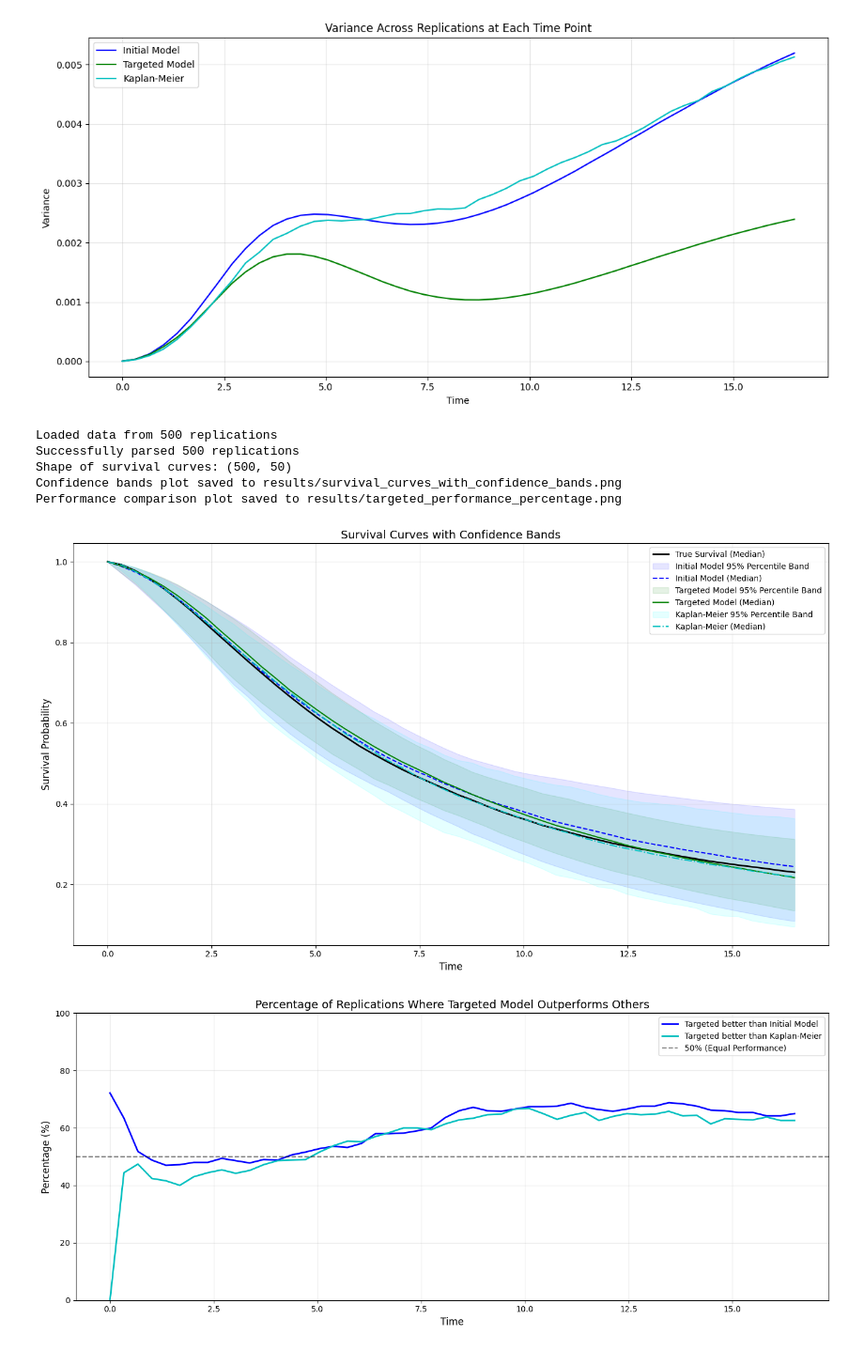
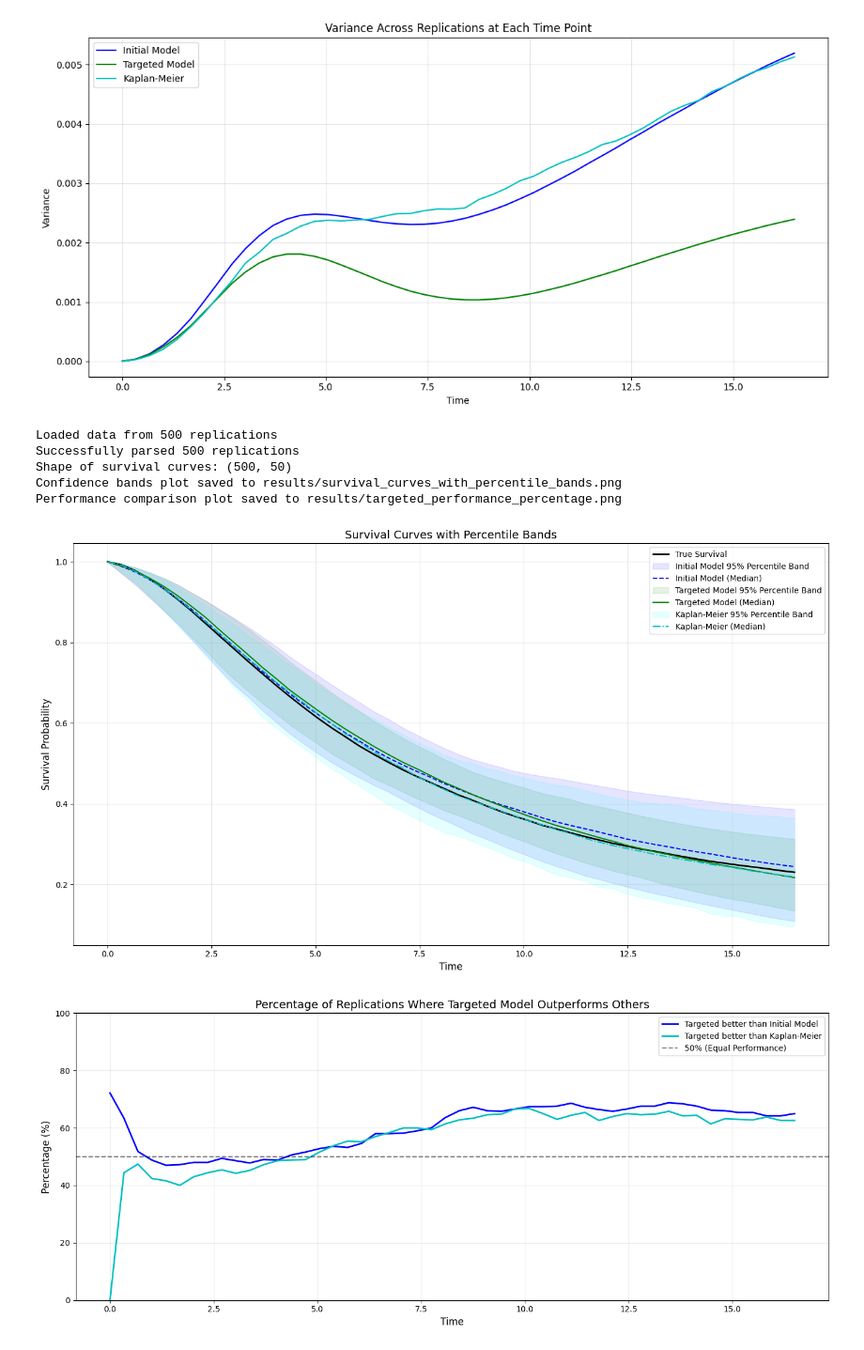
Before and after one commit to yiberkeley/TDA, a Jupyter notebook: Survival_TDA/summary_hazardNN_TDA.ipynb, the cells around one changed output. Shown at 94% size. Drawn from its saved outputs; the diff is of its cells as text; code cells hidden in the pictures.

```diff
--- a/Survival_TDA/summary_hazardNN_TDA.ipynb
+++ b/Survival_TDA/summary_hazardNN_TDA.ipynb
@@ -487,7 +487,7 @@ true_median = np.median(true_curves, axis=0)
 plt.figure(figsize=(14, 8))
 
 # True survival function
-plt.plot(time_points, true_median, 'k-', linewidth=2, label='True Survival (Median)')
+plt.plot(time_points, true_median, 'k-', linewidth=2, label='True Survival')
 
 # Initial model with confidence bands
 plt.fill_between(time_points, initial_percentiles[0], initial_percentiles[4],
@@ -505,7 +505,7 @@ plt.fill_between(time_points, km_percentiles[0], km_percentiles[4],
 plt.plot(time_points, km_percentiles[2], 'c-.', linewidth=1.5, label='Kaplan-Meier (Median)')
 
 # Customize the plot
-plt.title('Survival Curves with Confidence Bands', fontsize=14)
+plt.title('Survival Curves with Percentile Bands', fontsize=14)
 plt.xlabel('Time', fontsize=12)
 plt.ylabel('Survival Probability', fontsize=12)
 plt.grid(True, alpha=0.3)
@@ -546,39 +546,39 @@ plt.legend(selected_handles, selected_labels, fontsize=10, loc='upper right')
 plt.tight_layout()
 
 # Save the figure
-output_path = os.path.join(results_dir, 'survival_curves_with_confidence_bands.png')
+output_path = os.path.join(results_dir, 'survival_curves_with_percentile_bands.png')
 plt.savefig(output_path, dpi=300)
 print(f"Confidence bands plot saved to {output_path}")
 
 # 4. RELATIVE PERFORMANCE METRIC: TARGETED vs OTHERS
 # Calculate the proportion of replications where targeted model outperforms others
 better_than_initial = (targeted_errors < initial_errors).mean(axis=0) * 100
 better_than_km = (targeted_errors < km_errors).mean(axis=0) * 100
 
 plt.figure(figsize=(14, 6))
 plt.plot(time_points, better_than_initial, 'b-', linewidth=2,
          label='Targeted better than Initial Model')
 plt.plot(time_points, better_than_km, 'c-', linewidth=2,
          label='Targeted better than Kaplan-Meier')
 plt.axhline(y=50, color='k', linestyle='--', alpha=0.5,
             label='50% (Equal Performance)')
 plt.title('Percentage of Replications Where Targeted Model Outperforms Others', fontsize=14)
 plt.xlabel('Time', fontsize=12)
 plt.ylabel('Percentage (%)', fontsize=12)
 plt.ylim(0, 100)
 plt.grid(True, alpha=0.3)
 plt.legend(fontsize=10)
 plt.tight_layout()
 
 # Save the figure
 perf_path = os.path.join(results_dir, 'targeted_performance_percentage.png')
 plt.savefig(perf_path, dpi=300)
 print(f"Performance comparison plot saved to {perf_path}")
 # %% [output]
 Loaded data from 500 replications
 Successfully parsed 500 replications
 Shape of survival curves: (500, 50)
-Confidence bands plot saved to results/survival_curves_with_confidence_bands.png
+Confidence bands plot saved to results/survival_curves_with_percentile_bands.png
 Performance comparison plot saved to results/targeted_performance_percentage.png
-[figure, old version]
+[figure, new version]
 [figure]
```
Also changed, not shown: 3 other files.
